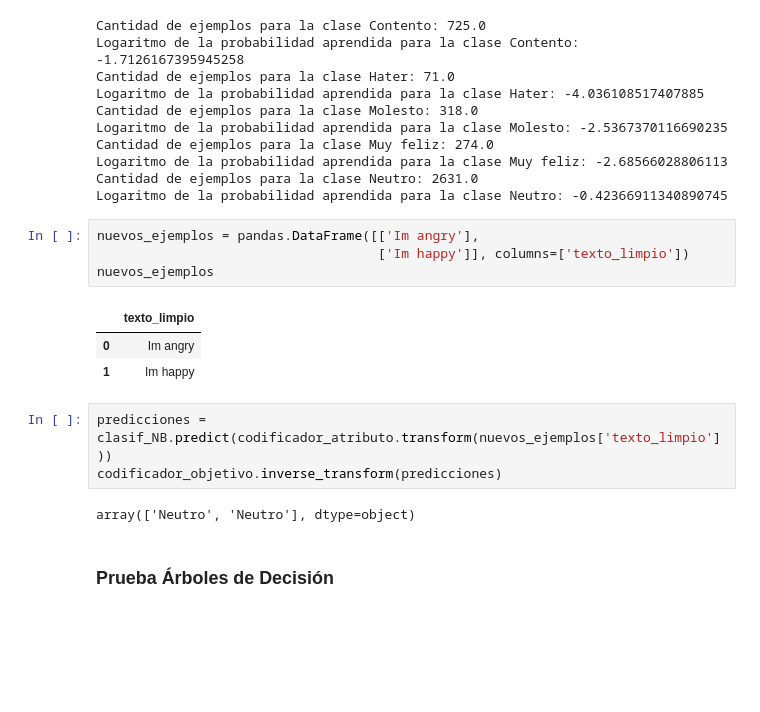
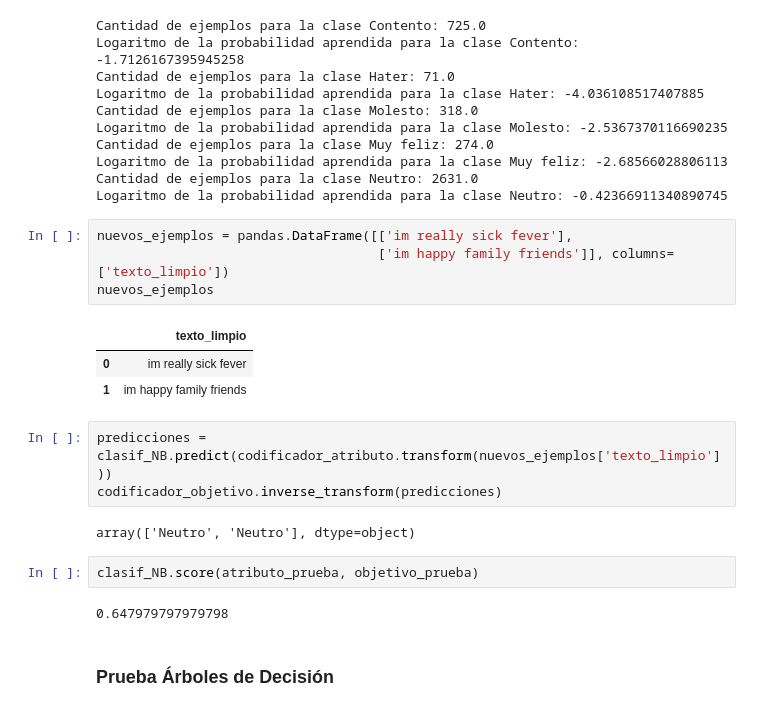
Before and after one commit to Alejandrocg024/analisis-sentimientos-ia, a Jupyter notebook: Proyecto.ipynb, the cells around one changed output. Cells and saved outputs as stored; diff of their text form; blank space fills up the shorter version.

```diff
--- a/Proyecto.ipynb
+++ b/Proyecto.ipynb
@@ -253,18 +254,22 @@ Logaritmo de la probabilidad aprendida para la clase Muy feliz: -2.6856602880611
 Cantidad de ejemplos para la clase Neutro: 2631.0
 Logaritmo de la probabilidad aprendida para la clase Neutro: -0.42366911340890745
 # %%
-nuevos_ejemplos = pandas.DataFrame([['Im angry'],
-                                    ['Im happy']], columns=['texto_limpio'])
+nuevos_ejemplos = pandas.DataFrame([['im really sick fever'],
+                                    ['im happy family friends']], columns=['texto_limpio'])
 nuevos_ejemplos
 # %% [output]
 |  | texto_limpio |
-| 0 | Im angry |
-| 1 | Im happy |
+| 0 | im really sick fever |
+| 1 | im happy family friends |
 # %%
 predicciones = clasif_NB.predict(codificador_atributo.transform(nuevos_ejemplos['texto_limpio']))
 codificador_objetivo.inverse_transform(predicciones)
 # %% [output]
 array(['Neutro', 'Neutro'], dtype=object)
+# %%
+clasif_NB.score(atributo_prueba, objetivo_prueba)
+# %% [output]
+0.647979797979798
 # %% [markdown]
 ### Prueba Árboles de Decisión
 # %%
```
Also changed, not shown: parts of 20 cells of this notebook.
